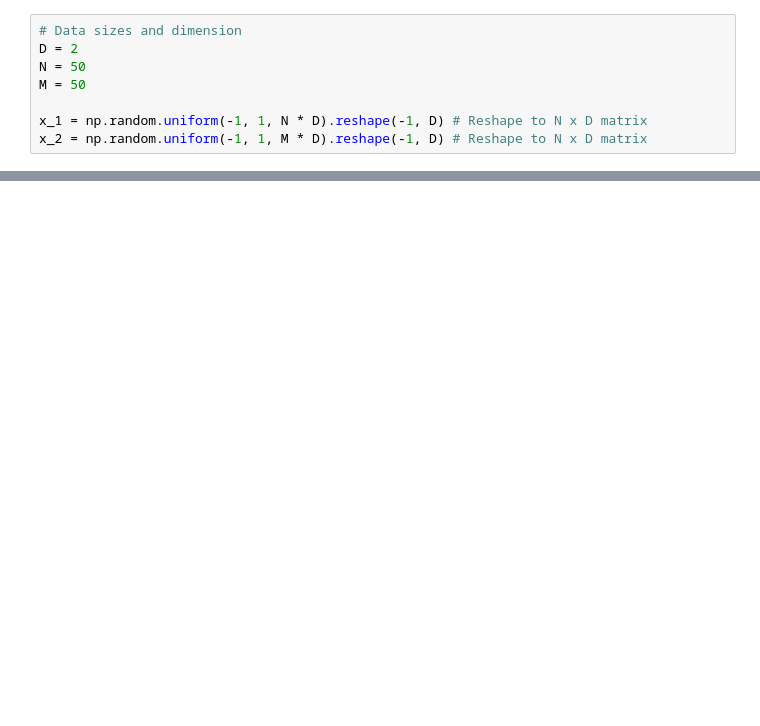
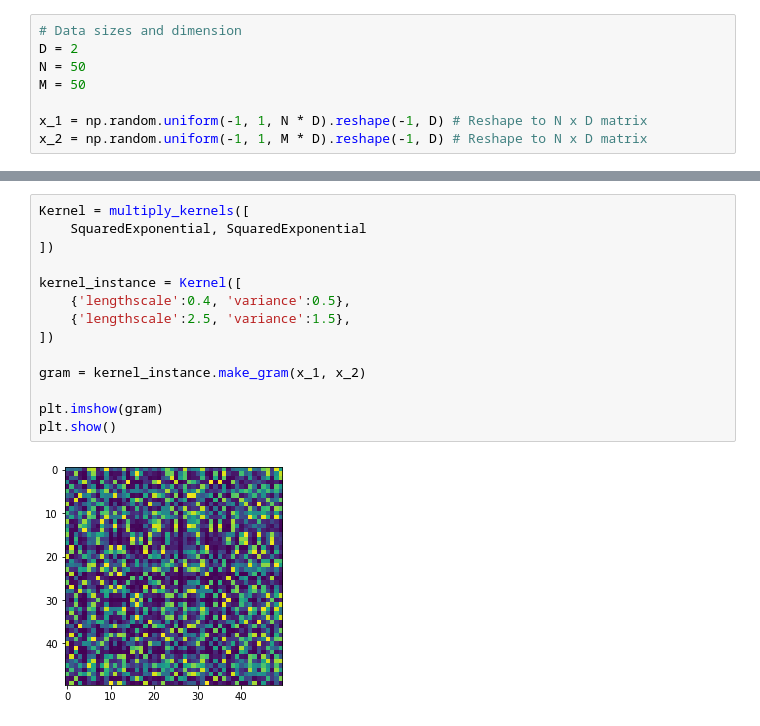
Before and after one commit to Tennessee-Wallaceh/gproc, a Jupyter notebook: notebooks/Kernel Examples.ipynb, the cells around one changed output, grey strips where cells are left out. Cells and saved outputs as stored; diff of their text form; blank space fills up the shorter version.

```diff
--- a/notebooks/Kernel Examples.ipynb
+++ b/notebooks/Kernel Examples.ipynb
@@ -35,0 +37,16 @@ array([[0.01109761, 0.02844934, 0.01708996, ..., 0.0170425 , 0.22316104,
+# %%
+Kernel = multiply_kernels([
+    SquaredExponential, SquaredExponential
+])
+
+kernel_instance = Kernel([
+    {'lengthscale':0.4, 'variance':0.5},
+    {'lengthscale':2.5, 'variance':1.5},
+])
+
+gram = kernel_instance.make_gram(x_1, x_2)
+
+plt.imshow(gram)
+plt.show()
+# %% [output]
+[figure, added]
```
Also changed, not shown: parts of 3 cells of this notebook, 1 other file.
